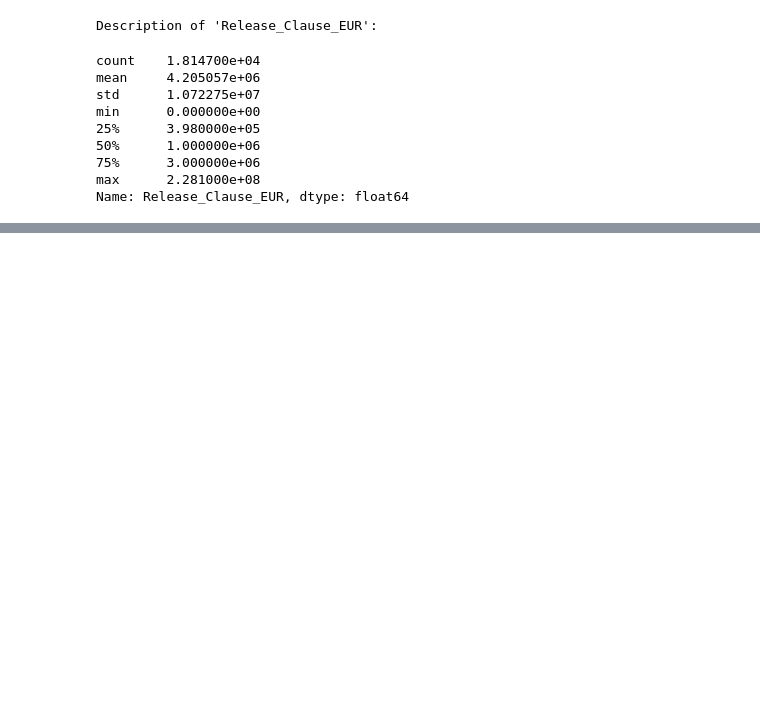
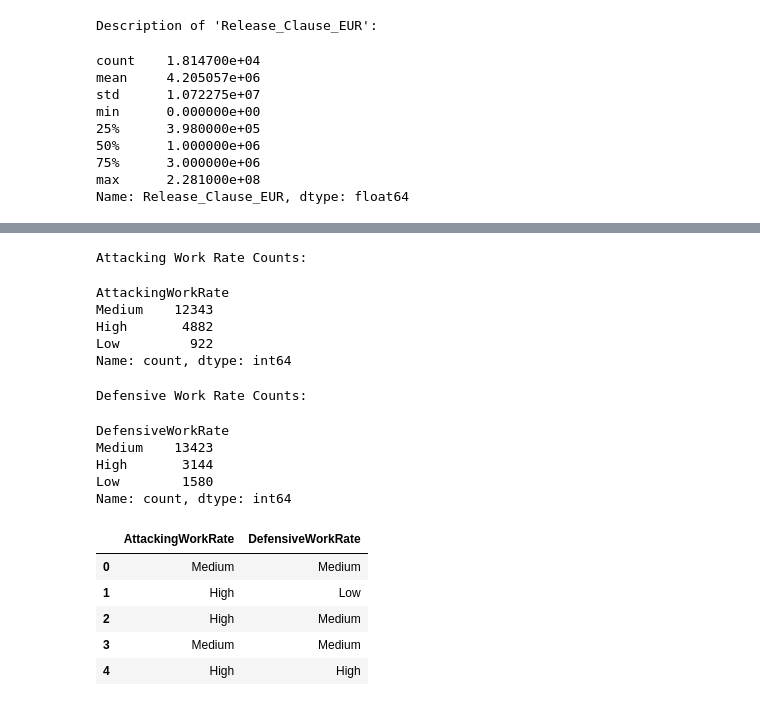
Before and after one commit to SLajuwomi/FIFA, a Jupyter notebook: fifa19_undervaluation_analysis.ipynb, the cells around one changed output, grey strips where cells are left out. Saved outputs shown, nothing was run; the diff lists cells and outputs as text; code cells hidden in the pictures; blank space fills up the shorter version.

```diff
--- a/fifa19_undervaluation_analysis.ipynb
+++ b/fifa19_undervaluation_analysis.ipynb
@@ -481,0 +486,42 @@ Name: Release_Clause_EUR, dtype: float64
+# %%
+# Split the 'Work Rate' column
+fifa_df[['AttackingWorkRate', 'DefensiveWorkRate']] = fifa_df['Work Rate'].str.split('/ ', expand=True)
+
+# Trim potential leading/trailing whitespace
+fifa_df['AttackingWorkRate'] = fifa_df['AttackingWorkRate'].str.strip()
+fifa_df['DefensiveWorkRate'] = fifa_df['DefensiveWorkRate'].str.strip()
+
+# Drop the original 'Work Rate' column
+fifa_df.drop(columns=['Work Rate'], inplace=True)
+
+# Convert new columns to categorical type (recommended)
+fifa_df['AttackingWorkRate'] = fifa_df['AttackingWorkRate'].astype('category')
+fifa_df['DefensiveWorkRate'] = fifa_df['DefensiveWorkRate'].astype('category')
+
+# Display value counts to verify
+print("Attacking Work Rate Counts:")
+display(fifa_df['AttackingWorkRate'].value_counts())
+print("\nDefensive Work Rate Counts:")
+display(fifa_df['DefensiveWorkRate'].value_counts())
+
+# Display head to see the new columns
+display(fifa_df[['AttackingWorkRate', 'DefensiveWorkRate']].head())
+# %% [output]
+Attacking Work Rate Counts:
+AttackingWorkRate
+Medium    12343
+High       4882
+Low         922
+Name: count, dtype: int64
+Defensive Work Rate Counts:
+DefensiveWorkRate
+Medium    13423
+High       3144
+Low        1580
+Name: count, dtype: int64
+|  | AttackingWorkRate | DefensiveWorkRate |
+| 0 | Medium | Medium |
+| 1 | High | Low |
+| 2 | High | Medium |
+| 3 | Medium | Medium |
+| 4 | High | High |
```
Also changed, not shown: parts of 1 cell of this notebook.
